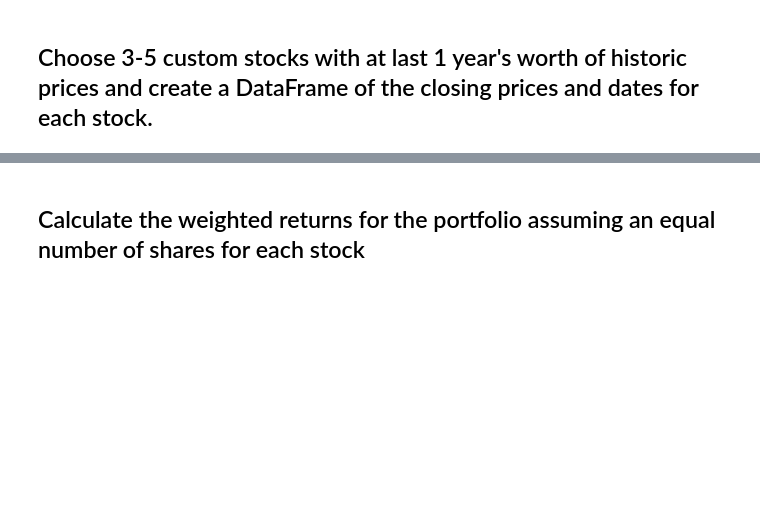
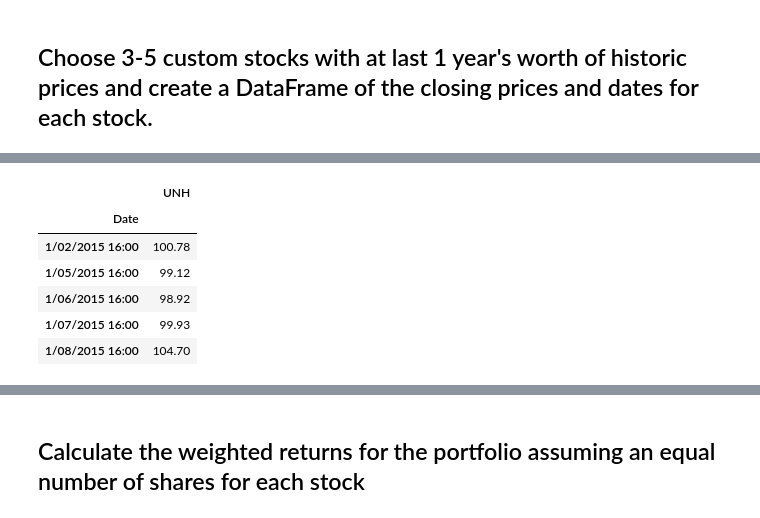
Before and after one commit to JimP315/Panthas, a Jupyter notebook: Starter_Code/whale_analysis.ipynb, the cells around one changed output, grey strips where cells are left out. Cells and saved outputs as stored; diff of their text form; code cells hidden in the pictures; blank space fills up the shorter version.

```diff
--- a/Starter_Code/whale_analysis.ipynb
+++ b/Starter_Code/whale_analysis.ipynb
@@ -284,8 +332,16 @@ TSLA_returns.head()
 # %%
 # Reading data from 4th stock
-TSLA_returns_csv = Path("Resources/TSLA_returns.csv")
+UNH_returns_csv = Path("Resources/UNH_returns.csv")
 
-TSLA_returns = pd.read_csv(TSLA_returns_csv, index_col="Date")
-TSLA_returns.head()
+UNH_returns = pd.read_csv(UNH_returns_csv, index_col="Date")
+UNH_returns.head()
+# %% [output]
+|  | UNH |
+| Date |  |
+| 1/02/2015 16:00 | 100.78 |
+| 1/05/2015 16:00 | 99.12 |
+| 1/06/2015 16:00 | 98.92 |
+| 1/07/2015 16:00 | 99.93 |
+| 1/08/2015 16:00 | 104.70 |
 # %%
 # Reading data from 5th stock
```
Also changed, not shown: parts of 12 cells of this notebook.
